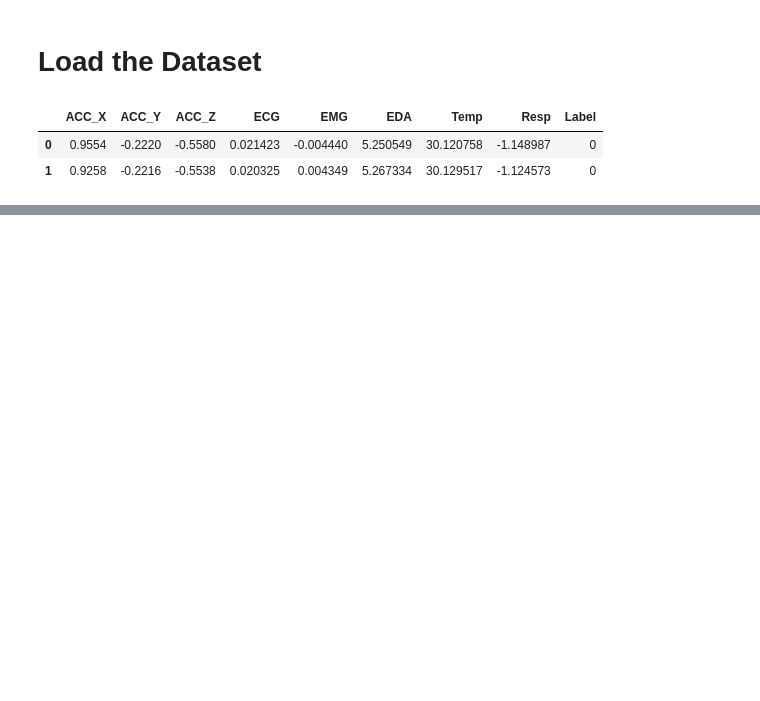
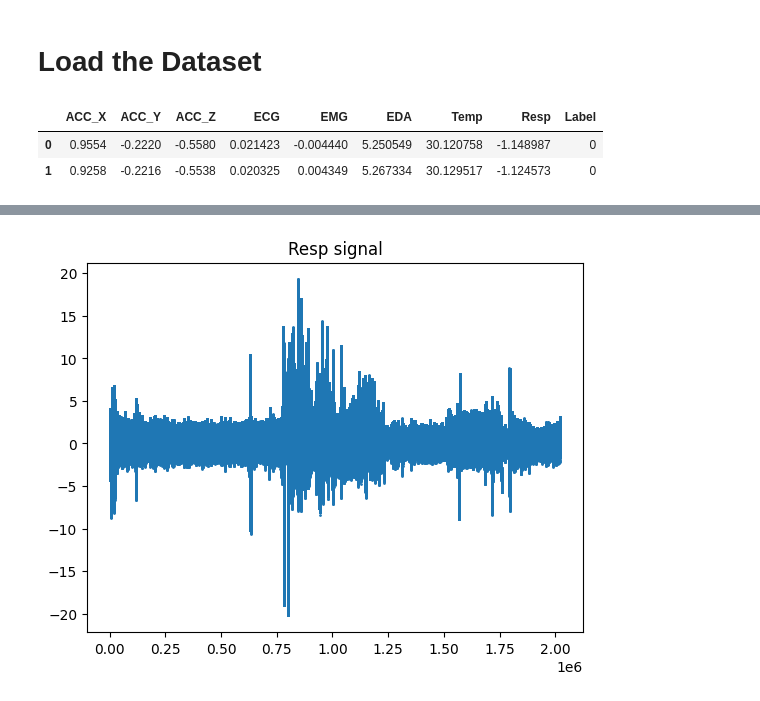
Before and after one commit to Yranshevare/XAI_For_Stress_and_Mental_Health_Prediction, a Jupyter notebook: ModelTraining/EDA.ipynb, the cells around one changed output, grey strips where cells are left out. Cells and saved outputs as stored; diff of their text form; code cells hidden in the pictures; blank space fills up the shorter version.

```diff
--- a/ModelTraining/EDA.ipynb
+++ b/ModelTraining/EDA.ipynb
@@ -104,0 +111,6 @@ Unit: percentage variation
+# %%
+plt.scatter(range(len(df)), df["Resp"], s=1)
+plt.title("Resp signal")
+plt.show()
+# %% [output]
+[figure, added]
```
Also changed, not shown: parts of 18 cells of this notebook, 3 other files.
